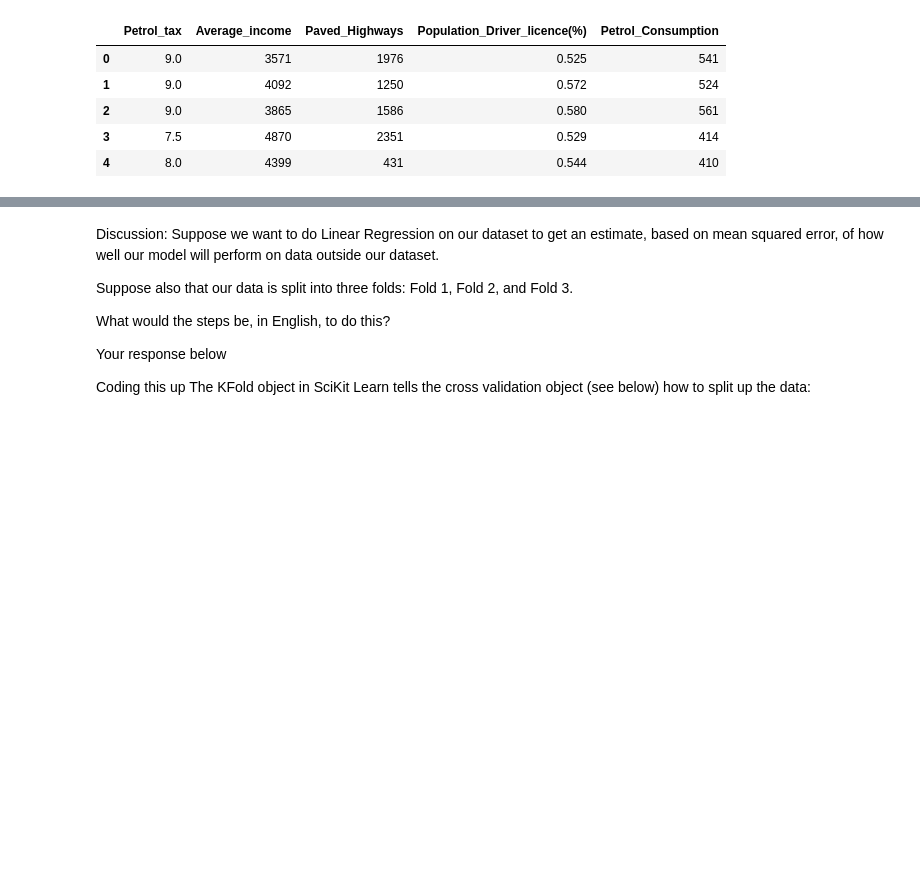
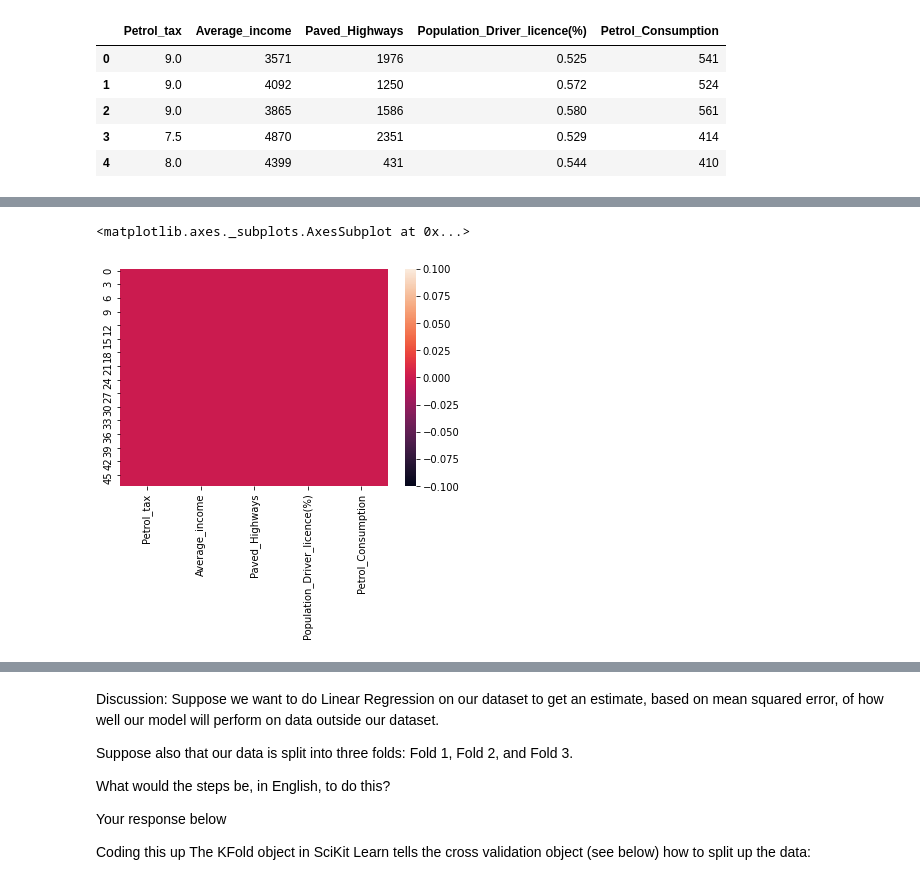
Before and after one commit to Balbuenar/Unclassified--repo, a Jupyter notebook: Petrol_Consumption.ipynb, the cells around one changed output, grey strips where cells are left out. Saved outputs shown, nothing was run; the diff lists cells and outputs as text; code cells hidden in the pictures; blank space fills up the shorter version.

```diff
--- a/Petrol_Consumption.ipynb
+++ b/Petrol_Consumption.ipynb
@@ -39,0 +56,6 @@ dataset.head()
+# %%
+import seaborn as sns
+sns.heatmap(dataset.isnull())
+# %% [output]
+<matplotlib.axes._subplots.AxesSubplot at 0x...>
+[figure, added]
```
Also changed, not shown: parts of 26 cells of this notebook.
